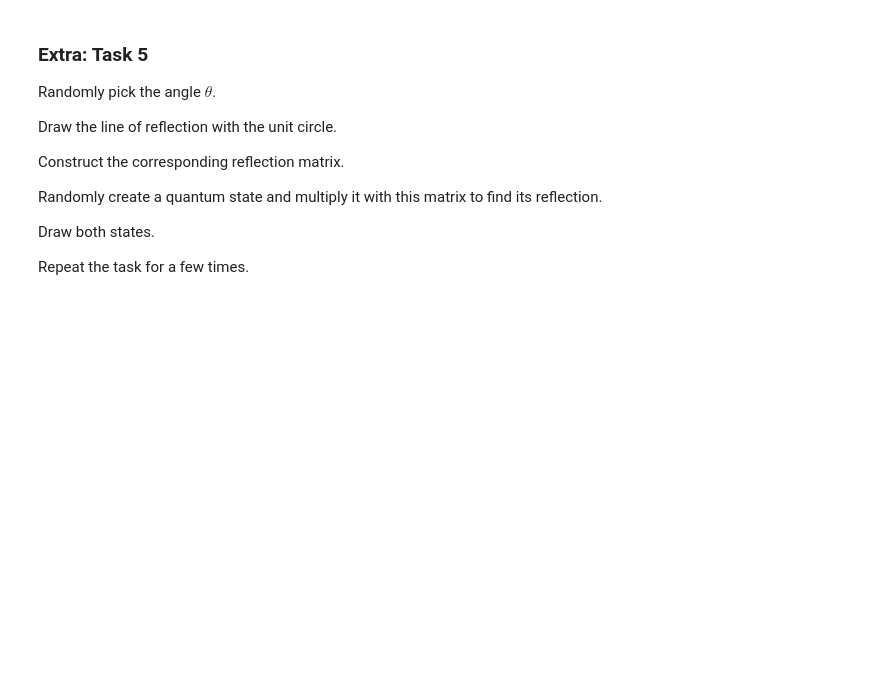
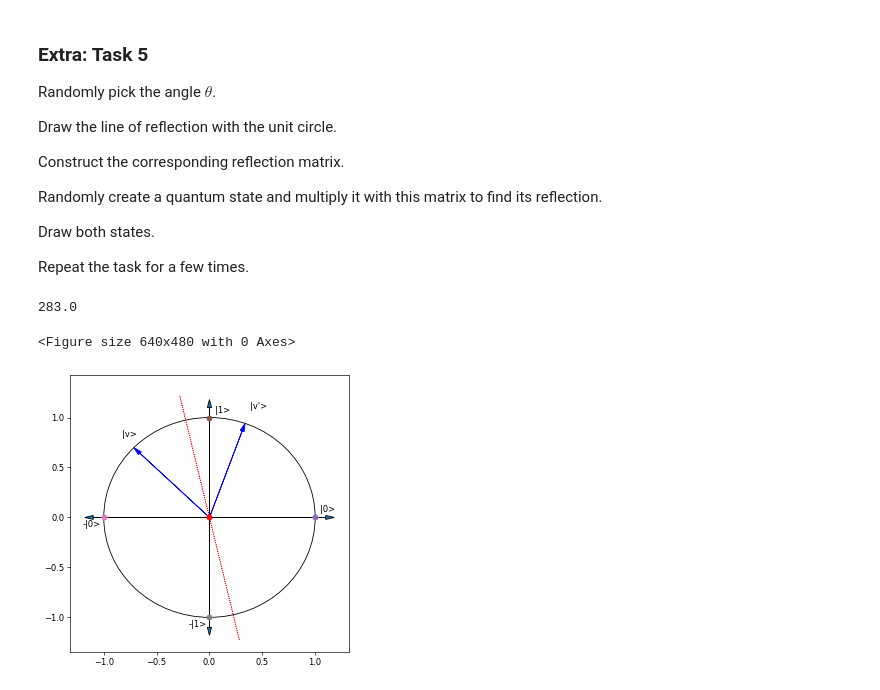
Before and after one commit to james-lucius/qworld, a Jupyter notebook: QB24_Q48_Reflections.ipynb, the cells around one changed output. Drawn from its saved outputs; the diff is of its cells as text; code cells hidden in the pictures; blank space fills up the shorter version.

```diff
--- a/QB24_Q48_Reflections.ipynb
+++ b/QB24_Q48_Reflections.ipynb
@@ -323,0 +393,40 @@ draw_qubit()
+# %%
+quantum_file = path_files+"quantum.py"
+%run $quantum_file
+
+draw_qubit()
+
+#
+# your code is here
+#
+# line of reflection
+# from matplotlib.pyplot import arrow
+# arrow(x,y,dx,dy,linestyle='dotted',color='red')
+#
+#
+# draw_quantum_state(x,y,"name")
+from math import pi, cos, sin
+
+angle = randrange(360) * pi / 180
+print(angle * 180 / pi)
+a, b = sin(angle), cos(angle)
+
+from matplotlib.pyplot import arrow
+arrow(-1.25 * b, -1.25 * a, 2.5 * b, 2.5 * a, linestyle='dotted',color='red')
+
+c, d = sin(2 * angle), cos(2 * angle)
+reflection = np.array([[d, c], [c, -1 * d]])
+
+x, y = randrange(-100, 101), randrange(-100, 101)
+random_state = np.array([x, y])
+random_state = random_state / np.linalg.norm(random_state)
+for element in random_state: element = round(element, 3)
+
+new_state = reflection.dot(random_state)
+
+draw_quantum_state(random_state[0], random_state[1], "|v>")
+draw_quantum_state(new_state[0], new_state[1], "|v'>")
+# %% [output]
+283.0
+<Figure size 640x480 with 0 Axes>
+[figure, added]
```
Also changed, not shown: parts of 10 cells of this notebook.
